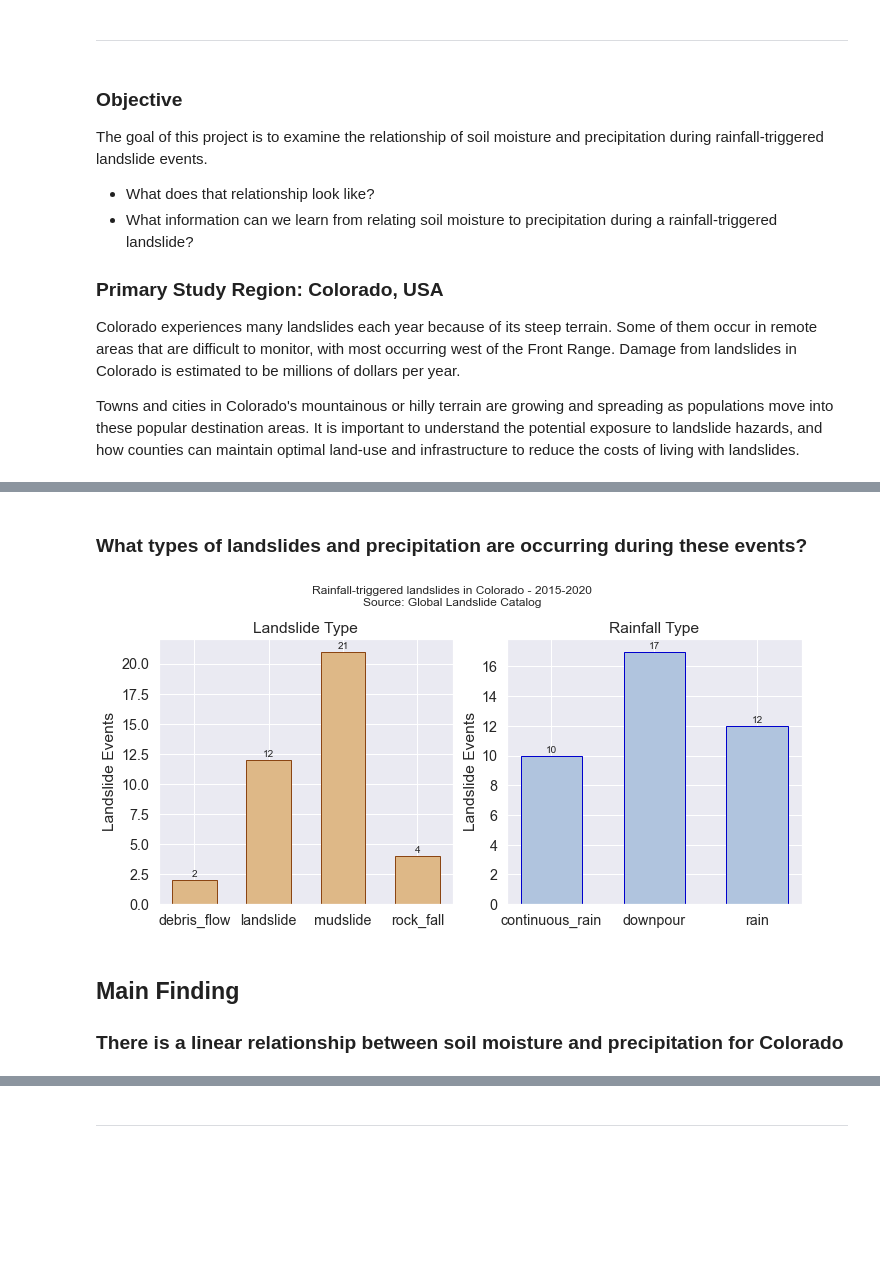
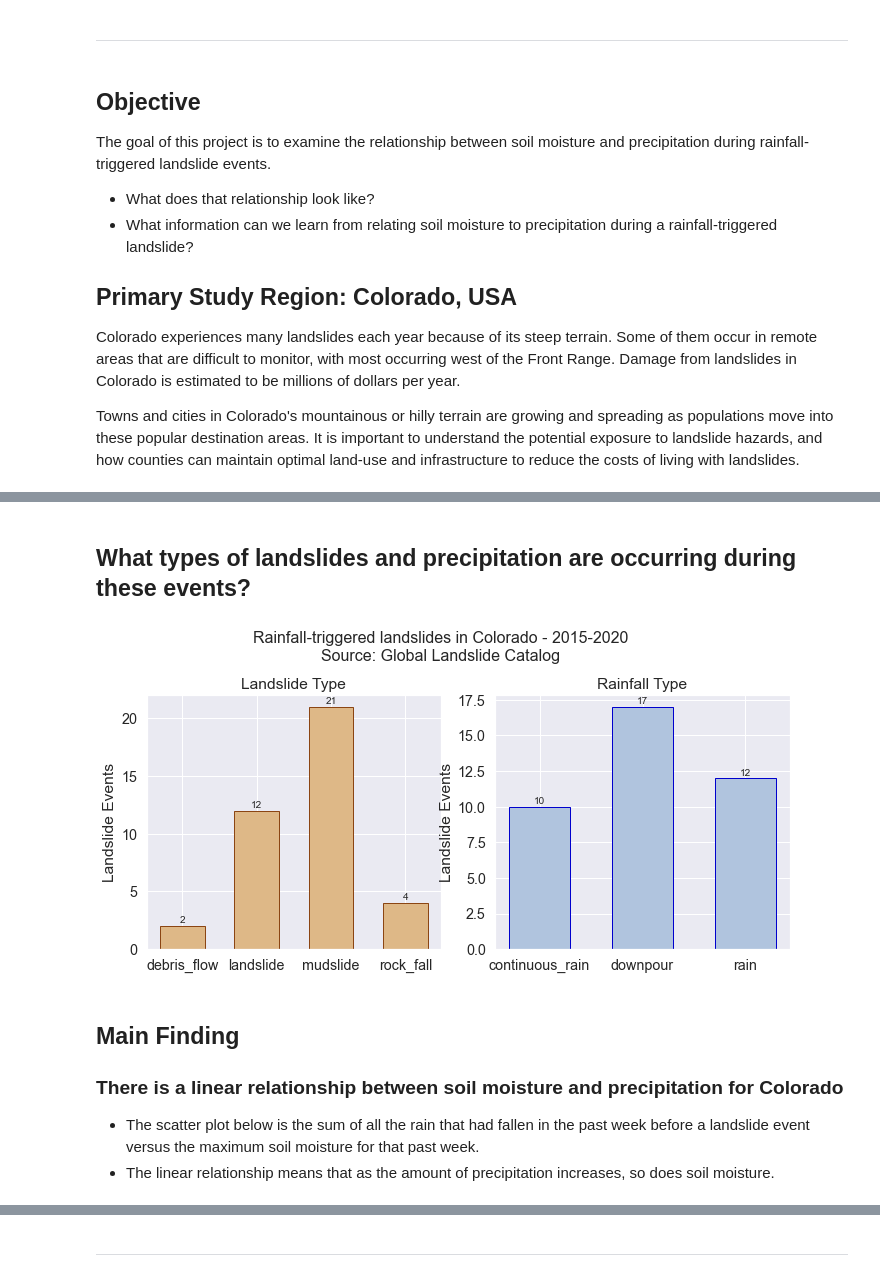
Before and after one commit to jacquiewitte/capstone-landslides-soilmoisture, a Jupyter notebook: presentations/Jacquie-Witte_CapstoneBlogPost_final.ipynb, the cells around one changed output, grey strips where cells are left out. Cells and saved outputs as stored; diff of their text form; code cells hidden in the pictures; blank space fills up the shorter version.

```diff
--- a/presentations/Jacquie-Witte_CapstoneBlogPost_final.ipynb
+++ b/presentations/Jacquie-Witte_CapstoneBlogPost_final.ipynb
@@ -138,13 +138,13 @@ def leastsq(x, y, method=3):
 # %% [markdown]
 ***
 # %% [markdown]
-### Objective
+## Objective
 
-The goal of this project is to examine the relationship of soil moisture and precipitation during rainfall-triggered landslide events.
+The goal of this project is to examine the relationship between soil moisture and precipitation during rainfall-triggered landslide events.
 - What does that relationship look like?
 - What information can we learn from relating soil moisture to precipitation during a rainfall-triggered landslide?
 
-### Primary Study Region: Colorado, USA
+## Primary Study Region: Colorado, USA
 
 Colorado experiences many landslides each year because of its steep terrain. Some of them occur in remote areas that are difficult to monitor, with most occurring west of the Front Range. Damage from landslides in Colorado is estimated to be millions of dollars per year.
 
@@ -213,7 +213,7 @@ m2
 # %% [output]
 [interactive output not drawn]
 # %% [markdown]
-### What types of landslides and precipitation are occurring during these events?
+## What types of landslides and precipitation are occurring during these events?
 # %%
 stack_size = []
 labels_size = []
@@ -221,39 +221,42 @@ for i, data in landslide_df.groupby('landslide_category'):
     labels_size.append(i)
     stack_size.append(data['landslide_category'].count())
 
 stack_trig = []
 labels_trig = []
 for i, data in landslide_df.groupby('landslide_trigger'):
     labels_trig.append(i)
     stack_trig.append(data['landslide_trigger'].count())
 
 f, (ax1, ax2) = plt.subplots(nrows=1, ncols=2, figsize=(10, 5))
 width = 0.6
 
 t1 = 'Rainfall-triggered landslides in Colorado - 2015-2020\n'
 t2 = 'Source: Global Landslide Catalog'
-f.suptitle(t1+t2, fontsize='large')
+f.suptitle(t1+t2, fontsize=16)
 
 bars = ax1.bar(labels_size, stack_size, width,
                color='burlywood', edgecolor='saddlebrown')
 ax1.set(ylabel='Landslide Events',
         title='Landslide Type')
 ax1.bar_label(bars, padding=1)
 
 
 bars = ax2.bar(labels_trig, stack_trig, width,
                color='lightsteelblue', edgecolor='mediumblue')
 ax2.set(ylabel='Landslide Events',
         title='Rainfall Type')
 ax2.bar_label(bars, padding=1)
 
 f.tight_layout()
 # %% [output]
-[figure, old version]
+[figure, new version]
 # %% [markdown]
 ## Main Finding
 
 ### There is a linear relationship between soil moisture and precipitation for Colorado
+
+- The scatter plot below is the sum of all the rain that had fallen in the past week before a landslide event versus the maximum soil moisture for that past week.
+- The linear relationship means that as the amount of precipitation increases, so does soil moisture.
 # %%
 colors = ['dodgerblue',  'orange', 'firebrick', 'forestgreen', 'k', 'purple']
 category = dict(zip(np.unique(landslide_df['landslide_category']), colors))
```
Also changed, not shown: parts of 5 cells of this notebook.
